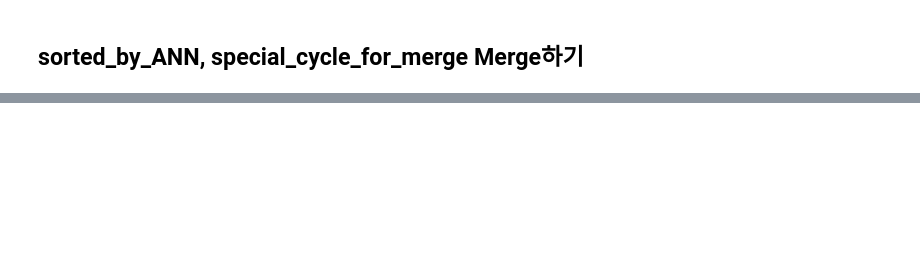
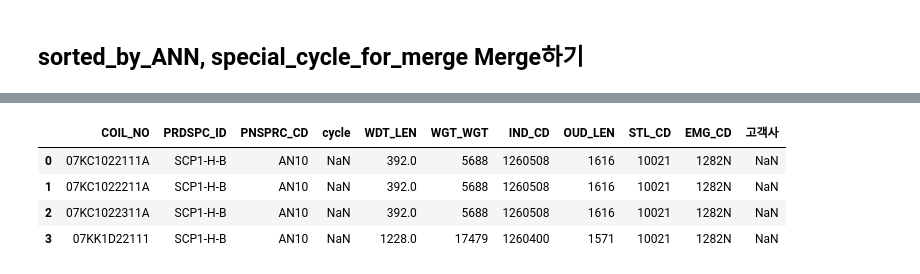
Before and after one commit to ppurify/DK, a Jupyter notebook: grouping_test.ipynb, the cells around one changed output, grey strips where cells are left out. Cells and saved outputs as stored; diff of their text form; code cells hidden in the pictures; blank space fills up the shorter version.

```diff
--- a/grouping_test.ipynb
+++ b/grouping_test.ipynb
@@ -103,0 +179,8 @@ merged_data
+# %%
+merged_df[(merged_df['PNSPRC_CD'] == 'AN10') & (merged_df['STL_CD'] == 10021)]
+# %% [output]
+|  | COIL_NO | PRDSPC_ID | PNSPRC_CD | cycle | WDT_LEN | WGT_WGT | IND_CD | OUD_LEN | STL_CD | EMG_CD | 고객사 |
+| 0 | 07KC1022111A | SCP1-H-B | AN10 | NaN | 392.0 | 5688 | 1260508 | 1616 | 10021 | 1282N | NaN |
+| 1 | 07KC1022211A | SCP1-H-B | AN10 | NaN | 392.0 | 5688 | 1260508 | 1616 | 10021 | 1282N | NaN |
+| 2 | 07KC1022311A | SCP1-H-B | AN10 | NaN | 392.0 | 5688 | 1260508 | 1616 | 10021 | 1282N | NaN |
+| 3 | 07KK1D22111 | SCP1-H-B | AN10 | NaN | 1228.0 | 17479 | 1260400 | 1571 | 10021 | 1282N | NaN |
```
Also changed, not shown: parts of 26 cells of this notebook.
